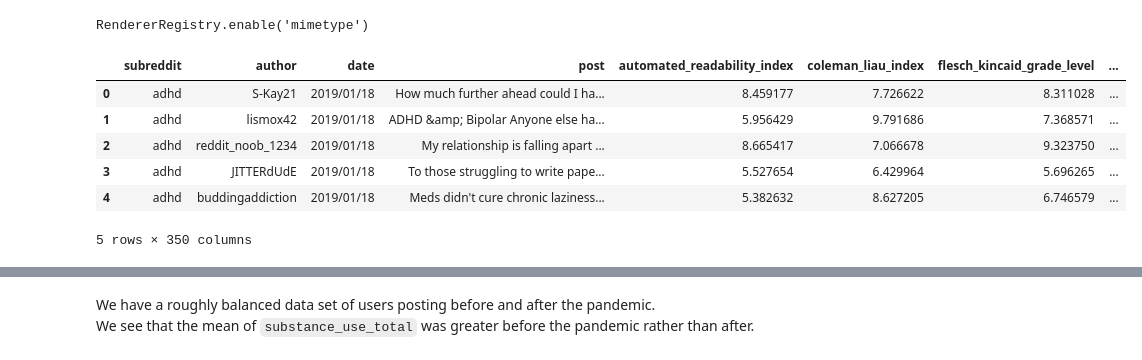
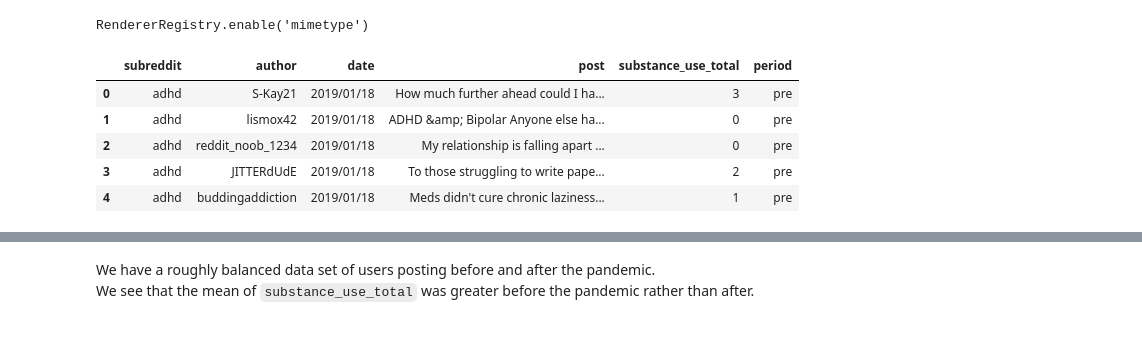
Before and after one commit to mel-liow/covid_reddit_behaviour, a Jupyter notebook: eda/subreddit/eda-adhd.ipynb, the cells around one changed output, grey strips where cells are left out. Cells and saved outputs as stored; diff of their text form; code cells hidden in the pictures.

```diff
--- a/eda/subreddit/eda-adhd.ipynb
+++ b/eda/subreddit/eda-adhd.ipynb
@@ -12,10 +9,19 @@ adhd_post = pd.read_csv('../../data/adhd_post_features_tfidf_256.csv')
+# %%
+adhd = pd.read_csv('../../data/processed/adhd_processed.csv', index_col=0)
+bipolar = pd.read_csv('../../data/processed/bipolarreddit_processed.csv', index_col=0)
+depression = pd.read_csv('../../data/processed/depression_processed.csv', index_col=0)
+eda_anonymous = pd.read_csv('../../data/processed/EDAnonymous_processed.csv', index_col=0)
+suicide = pd.read_csv('../../data/processed/suicidewatch_processed.csv', index_col=0)
+lonely = pd.read_csv('../../data/processed/lonely_processed.csv', index_col=0)
+frames = [adhd, bipolar, depression, eda_anonymous, suicide, lonely]
+
+result = pd.concat(frames)
 # %%
-adhd_pre.head()
+result.head()
 # %% [output]
-|  | subreddit | author | date | post | automated_readability_index | coleman_liau_index | flesch_kincaid_grade_level | ... |
-| 0 | adhd | S-Kay21 | 2019/01/18 | How much further ahead could I ha... | 8.459177 | 7.726622 | 8.311028 | ... |
-| 1 | adhd | lismox42 | 2019/01/18 | ADHD &amp; Bipolar Anyone else ha... | 5.956429 | 9.791686 | 7.368571 | ... |
-| 2 | adhd | reddit_noob_1234 | 2019/01/18 | My relationship is falling apart ... | 8.665417 | 7.066678 | 9.323750 | ... |
-| 3 | adhd | JITTERdUdE | 2019/01/18 | To those struggling to write pape... | 5.527654 | 6.429964 | 5.696265 | ... |
-| 4 | adhd | buddingaddiction | 2019/01/18 | Meds didn't cure chronic laziness... | 5.382632 | 8.627205 | 6.746579 | ... |
+|  | subreddit | author | date | post | substance_use_total | period |
+| 0 | adhd | S-Kay21 | 2019/01/18 | How much further ahead could I ha... | 3 | pre |
+| 1 | adhd | lismox42 | 2019/01/18 | ADHD &amp; Bipolar Anyone else ha... | 0 | pre |
+| 2 | adhd | reddit_noob_1234 | 2019/01/18 | My relationship is falling apart ... | 0 | pre |
+| 3 | adhd | JITTERdUdE | 2019/01/18 | To those struggling to write pape... | 2 | pre |
+| 4 | adhd | buddingaddiction | 2019/01/18 | Meds didn't cure chronic laziness... | 1 | pre |
-5 rows × 350 columns
```
Also changed, not shown: parts of 16 cells of this notebook.
